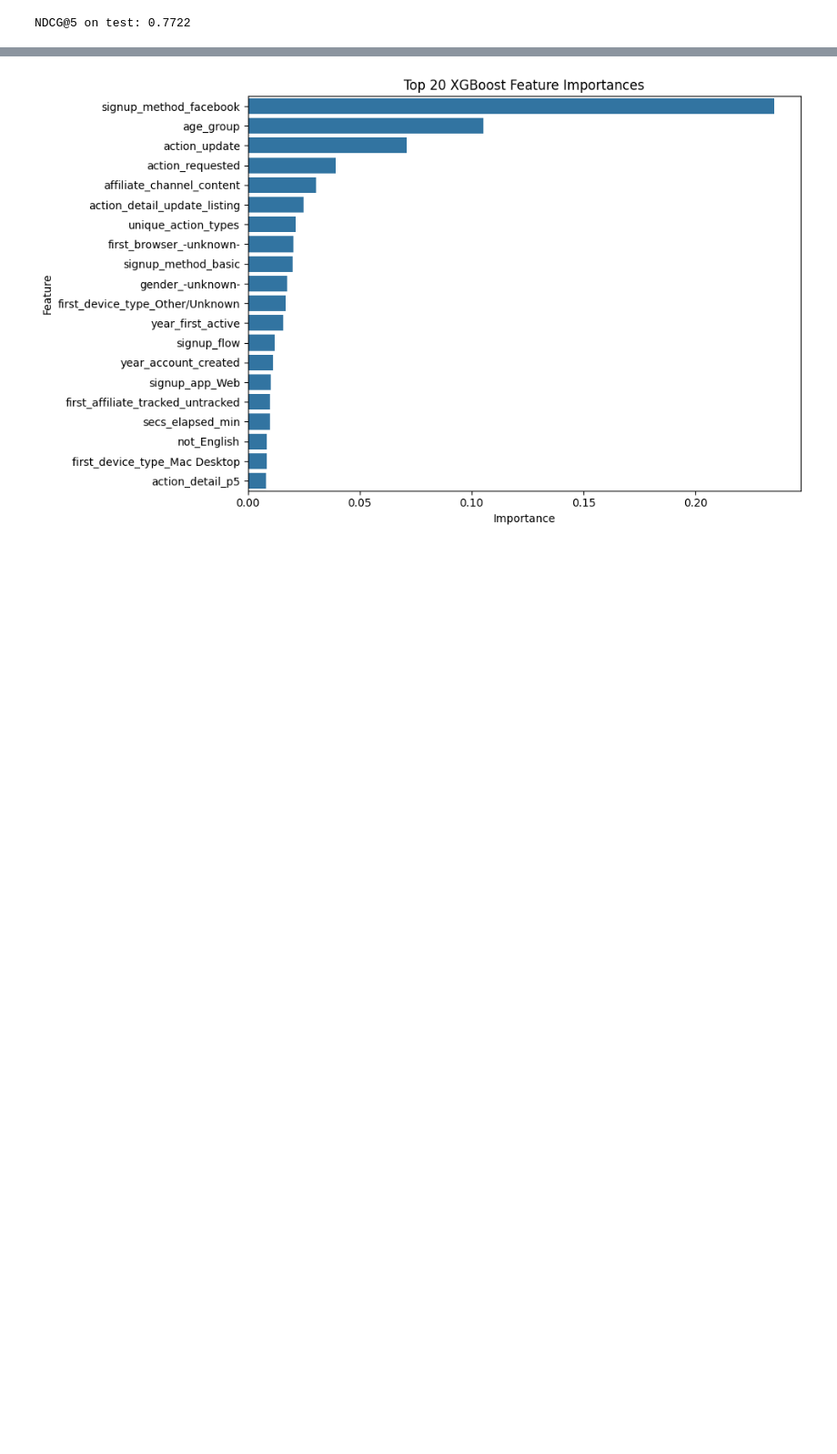
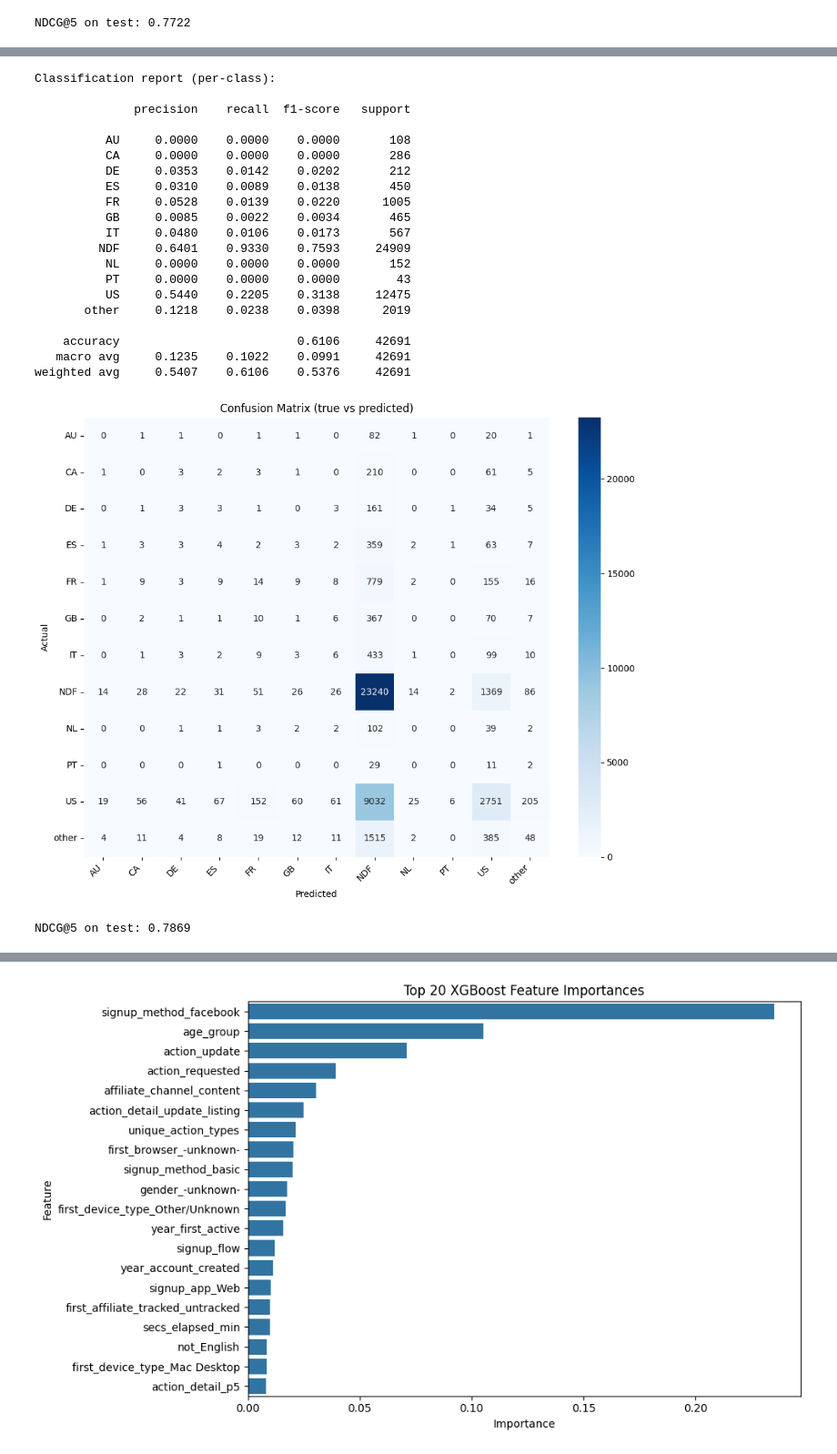
Before and after one commit to Rezacs/Airbnb, a Jupyter notebook: merged/Airbnb New User Bookings_2.ipynb, the cells around one changed output, grey strips where cells are left out. Shown at 91% size. Cells and saved outputs as stored; diff of their text form; code cells hidden in the pictures; blank space fills up the shorter version.

```diff
--- a/merged/Airbnb New User Bookings_2.ipynb
+++ b/merged/Airbnb New User Bookings_2.ipynb
@@ -2177,0 +2323,78 @@ NDCG@5 on test: 0.7722
+# %%
+import numpy as np
+import pandas as pd
+from sklearn.metrics import classification_report, confusion_matrix
+import matplotlib.pyplot as plt
+import seaborn as sns
+
+# Probabilities
+pB_test_cal = p_booked_calibrated(X_test)            # (n,1)
+probaB_test = proba_countries_booked(X_test)         # (n,C)
+
+# Combine with tuned exponents
+proba_final = combine_calibrated(pB_test_cal, probaB_test,
+                                 beta=best_beta, gamma=best_gamma, alpha=best_alpha)
+
+# Predictions
+y_pred = proba_final.argmax(axis=1)
+
+# Helpers
+def decode_labels(arr):
+    return le.inverse_transform(arr.astype(int))
+
+# Report
+y_test_names = decode_labels(y_test)
+y_pred_names = decode_labels(y_pred)
+print("Classification report (per-class):\n")
+print(classification_report(y_test_names, y_pred_names, digits=4))
+
+# Confusion matrix
+labels_order = list(le.classes_)
+cm = confusion_matrix(y_test_names, y_pred_names, labels=labels_order)
+plt.figure(figsize=(10,8))
+sns.heatmap(cm, annot=True, fmt='d', cmap='Blues',
+            xticklabels=labels_order, yticklabels=labels_order)
+plt.title("Confusion Matrix (true vs predicted)")
+plt.xlabel("Predicted")
+plt.ylabel("Actual")
+plt.xticks(rotation=45, ha='right')
+plt.yticks(rotation=0)
+plt.tight_layout()
+plt.show()
+
+# NDCG@5
+def ndcg_at_k(y_true_int, proba, k=5):
+    k = min(k, proba.shape[1])
+    topk_idx_unsorted = np.argpartition(-proba, kth=k-1, axis=1)[:, :k]
+    topk_scores = np.take_along_axis(proba, topk_idx_unsorted, axis=1)
+    order = np.argsort(topk_scores, axis=1)[:, ::-1]
+    topk_idx = np.take_along_axis(topk_idx_unsorted, order, axis=1)
+    hits = (topk_idx == y_true_int[:, None]).astype(float)
+    discounts = 1.0 / np.log2(np.arange(2, k+2))
+    return float((hits * discounts).sum(axis=1).mean())
+
+ndcg5 = ndcg_at_k(y_test, proba_final, k=5)
+print(f"\nNDCG@5 on test: {ndcg5:.4f}")
+# %% [output]
+Classification report (per-class):
+
+              precision    recall  f1-score   support
+
+          AU     0.0000    0.0000    0.0000       108
+          CA     0.0000    0.0000    0.0000       286
+          DE     0.0353    0.0142    0.0202       212
+          ES     0.0310    0.0089    0.0138       450
+          FR     0.0528    0.0139    0.0220      1005
+          GB     0.0085    0.0022    0.0034       465
+          IT     0.0480    0.0106    0.0173       567
+         NDF     0.6401    0.9330    0.7593     24909
+          NL     0.0000    0.0000    0.0000       152
+          PT     0.0000    0.0000    0.0000        43
+          US     0.5440    0.2205    0.3138     12475
+       other     0.1218    0.0238    0.0398      2019
+
+    accuracy                         0.6106     42691
+   macro avg     0.1235    0.1022    0.0991     42691
+weighted avg     0.5407    0.6106    0.5376     42691
+[figure, added]
+NDCG@5 on test: 0.7869
```
Also changed, not shown: parts of 5 cells of this notebook.
